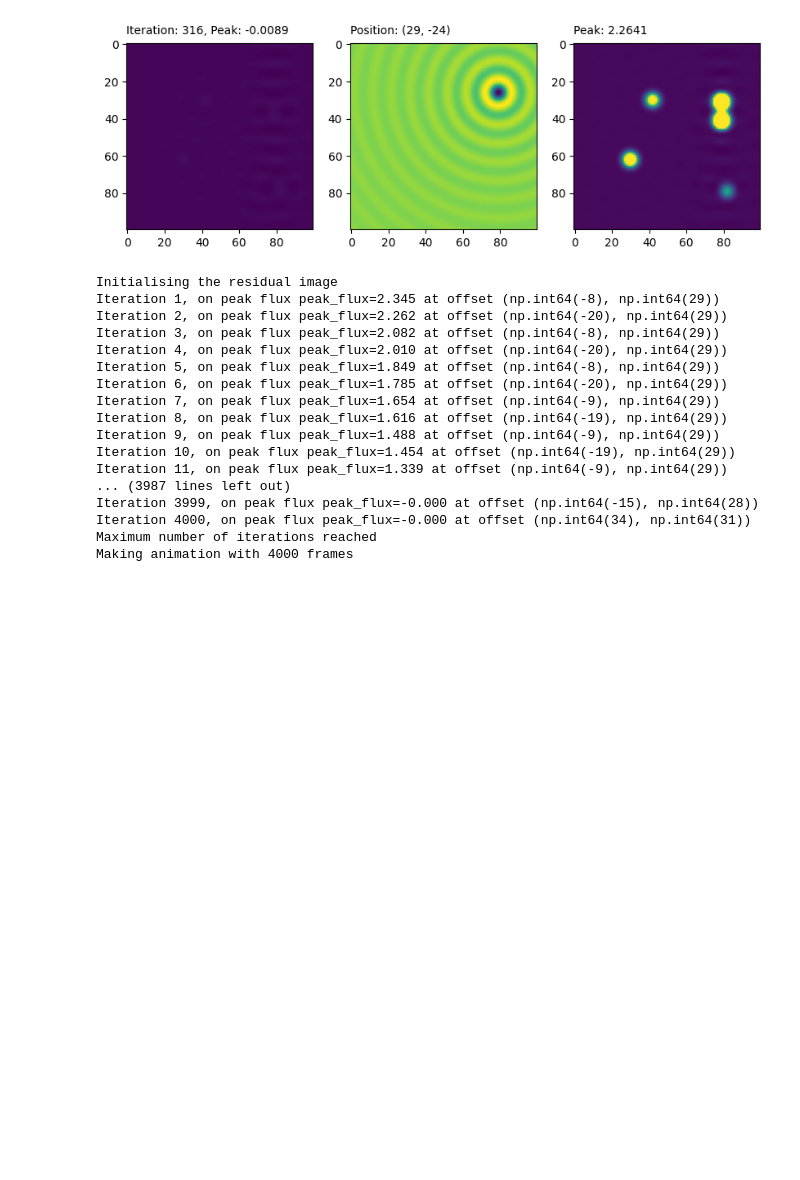
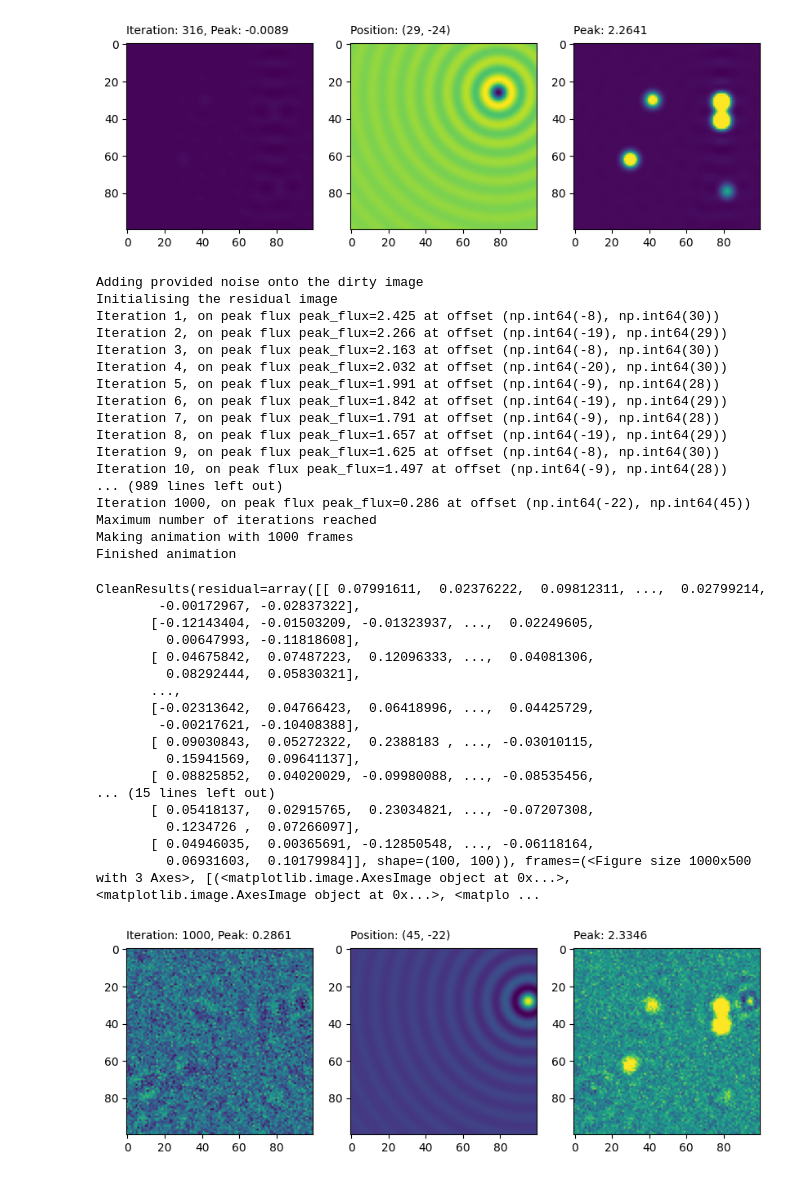
Before and after one commit to tjgalvin/Radio-School-2026, a Jupyter notebook: toy_clean.ipynb, the cells around one changed output. Saved outputs shown, nothing was run; the diff lists cells and outputs as text; code cells hidden in the pictures; blank space fills up the shorter version.

```diff
--- a/toy_clean.ipynb
+++ b/toy_clean.ipynb
@@ -531,28 +559,54 @@ CleanResults(residual=array([[ 5.27052141e-05,  4.23347963e-06, -5.43431221e-05,
          0.01973948,  0.037361  ]], shape=(100, 100)), frames=(<Figure size 1000x500 with 3 Axes>, [(<matplotlib.image.AxesImage object at 0x...>, <matplotlib.image.AxesImage object at 0x...>, <matplo ...
 [figure]
 # %%
+np.random.seed(42)
+noise = np.random.normal(loc=0, scale=0.1, size=dirty.size).reshape(dirty.shape)
+
 clean_options = CleanOptions(
-    max_iterations=4000,
+    max_iterations=1000,
     stopping_flux=0.00001,
     loop_gain=0.1,
     plot_iterations=True,
+    noise=noise,
 )
-run_cleaner(clean_options=clean_options, out_path=Path("bad_clean_animation.mp4"), fps=100)
+
+
+run_cleaner(
+    pix_coords=pix_coords, dirty=dirty, clean_options=clean_options, out_path=Path("bad_clean_animation.mp4"), fps=100
+)
 # %% [output]
+Adding provided noise onto the dirty image
 Initialising the residual image
-Iteration 1, on peak flux peak_flux=2.345 at offset (np.int64(-8), np.int64(29))
-Iteration 2, on peak flux peak_flux=2.262 at offset (np.int64(-20), np.int64(29))
-Iteration 3, on peak flux peak_flux=2.082 at offset (np.int64(-8), np.int64(29))
-Iteration 4, on peak flux peak_flux=2.010 at offset (np.int64(-20), np.int64(29))
-Iteration 5, on peak flux peak_flux=1.849 at offset (np.int64(-8), np.int64(29))
-Iteration 6, on peak flux peak_flux=1.785 at offset (np.int64(-20), np.int64(29))
-Iteration 7, on peak flux peak_flux=1.654 at offset (np.int64(-9), np.int64(29))
-Iteration 8, on peak flux peak_flux=1.616 at offset (np.int64(-19), np.int64(29))
-Iteration 9, on peak flux peak_flux=1.488 at offset (np.int64(-9), np.int64(29))
-Iteration 10, on peak flux peak_flux=1.454 at offset (np.int64(-19), np.int64(29))
-Iteration 11, on peak flux peak_flux=1.339 at offset (np.int64(-9), np.int64(29))
-... (3987 lines left out)
-Iteration 3999, on peak flux peak_flux=-0.000 at offset (np.int64(-15), np.int64(28))
-Iteration 4000, on peak flux peak_flux=-0.000 at offset (np.int64(34), np.int64(31))
+Iteration 1, on peak flux peak_flux=2.425 at offset (np.int64(-8), np.int64(30))
+Iteration 2, on peak flux peak_flux=2.266 at offset (np.int64(-19), np.int64(29))
+Iteration 3, on peak flux peak_flux=2.163 at offset (np.int64(-8), np.int64(30))
+Iteration 4, on peak flux peak_flux=2.032 at offset (np.int64(-20), np.int64(30))
+Iteration 5, on peak flux peak_flux=1.991 at offset (np.int64(-9), np.int64(28))
+Iteration 6, on peak flux peak_flux=1.842 at offset (np.int64(-19), np.int64(29))
+Iteration 7, on peak flux peak_flux=1.791 at offset (np.int64(-9), np.int64(28))
+Iteration 8, on peak flux peak_flux=1.657 at offset (np.int64(-19), np.int64(29))
+Iteration 9, on peak flux peak_flux=1.625 at offset (np.int64(-8), np.int64(30))
+Iteration 10, on peak flux peak_flux=1.497 at offset (np.int64(-9), np.int64(28))
+... (989 lines left out)
+Iteration 1000, on peak flux peak_flux=0.286 at offset (np.int64(-22), np.int64(45))
 Maximum number of iterations reached
-Making animation with 4000 frames
+Making animation with 1000 frames
+Finished animation
+CleanResults(residual=array([[ 0.07991611,  0.02376222,  0.09812311, ...,  0.02799214,
+        -0.00172967, -0.02837322],
+       [-0.12143404, -0.01503209, -0.01323937, ...,  0.02249605,
+         0.00647993, -0.11818608],
+       [ 0.04675842,  0.07487223,  0.12096333, ...,  0.04081306,
+         0.08292444,  0.05830321],
+       ...,
+       [-0.02313642,  0.04766423,  0.06418996, ...,  0.04425729,
+        -0.00217621, -0.10408388],
+       [ 0.09030843,  0.05272322,  0.2388183 , ..., -0.03010115,
+         0.15941569,  0.09641137],
+       [ 0.08825852,  0.04020029, -0.09980088, ..., -0.08535456,
+... (15 lines left out)
+       [ 0.05418137,  0.02915765,  0.23034821, ..., -0.07207308,
+         0.1234726 ,  0.07266097],
+       [ 0.04946035,  0.00365691, -0.12850548, ..., -0.06118164,
+         0.06931603,  0.10179984]], shape=(100, 100)), frames=(<Figure size 1000x500 with 3 Axes>, [(<matplotlib.image.AxesImage object at 0x...>, <matplotlib.image.AxesImage object at 0x...>, <matplo ...
+[figure, added]
```
Also changed, not shown: parts of 1 cell of this notebook.
